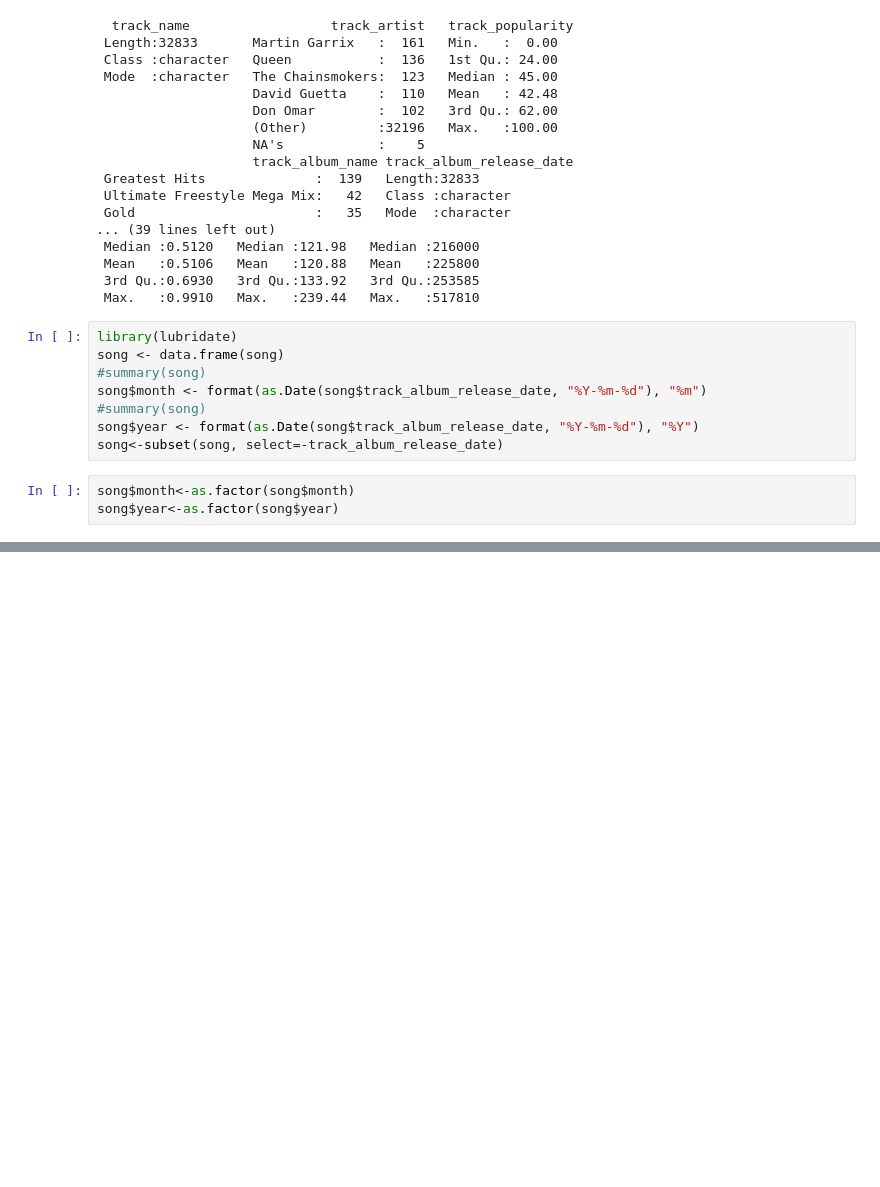
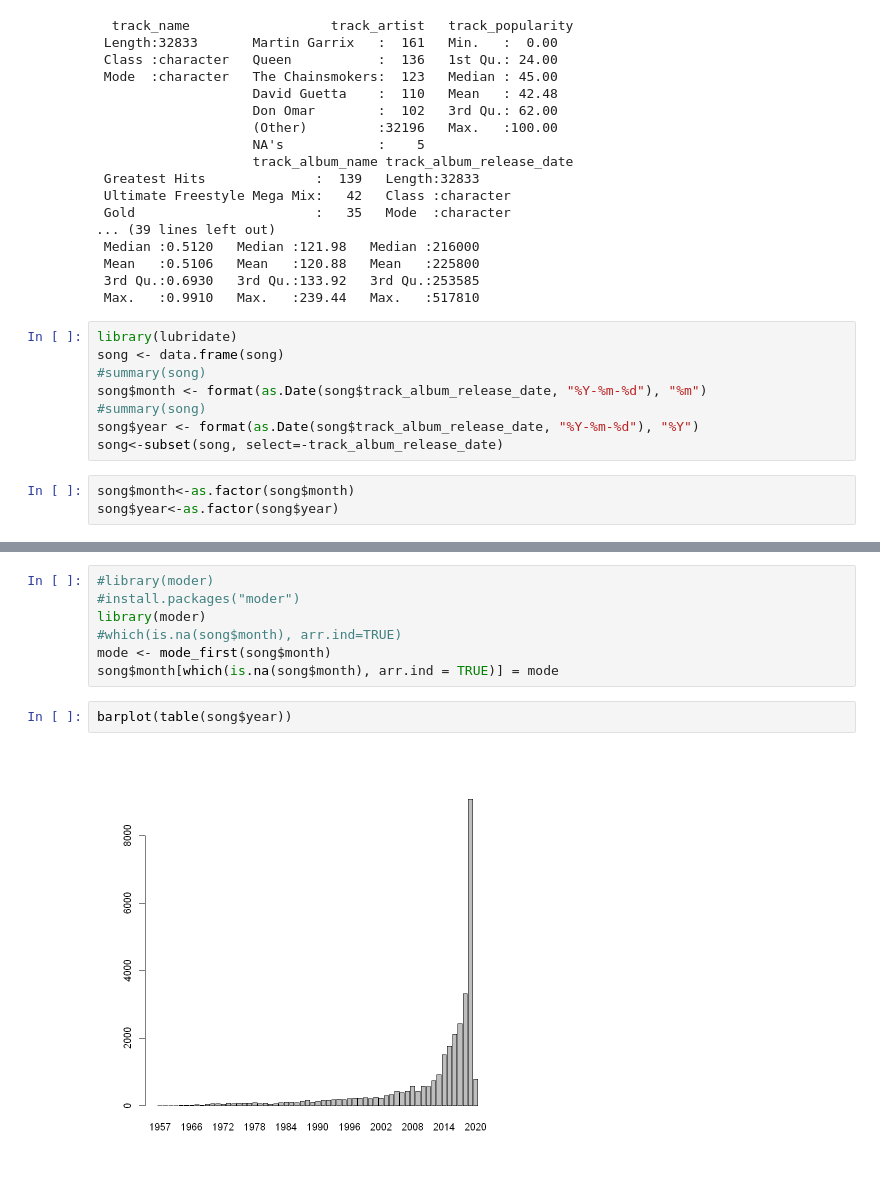
Before and after one commit to P-Point-all/Data_Science_Spotify, a Jupyter notebook: Data_Spotify_R.ipynb, the cells around one changed output, grey strips where cells are left out. Drawn from its saved outputs; the diff is of its cells as text; blank space fills up the shorter version.

```diff
--- a/Data_Spotify_R.ipynb
+++ b/Data_Spotify_R.ipynb
@@ -99,0 +121,11 @@ song$year<-as.factor(song$year)
+# %%
+#library(moder)
+#install.packages("moder")
+library(moder)
+#which(is.na(song$month), arr.ind=TRUE)
+mode <- mode_first(song$month)
+song$month[which(is.na(song$month), arr.ind = TRUE)] = mode
+# %%
+barplot(table(song$year))
+# %% [output]
+[figure, added]
```
Also changed, not shown: parts of 6 cells of this notebook.
